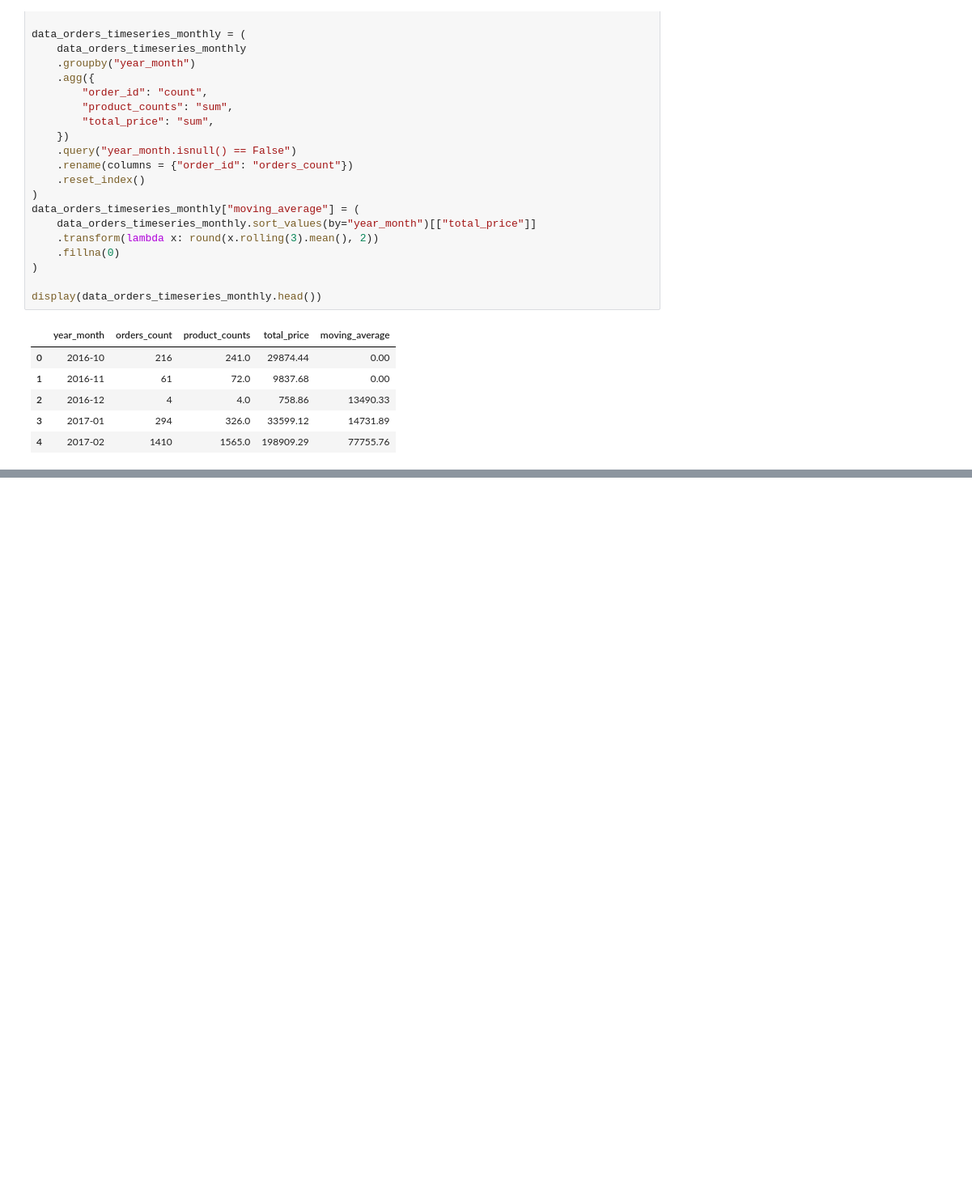
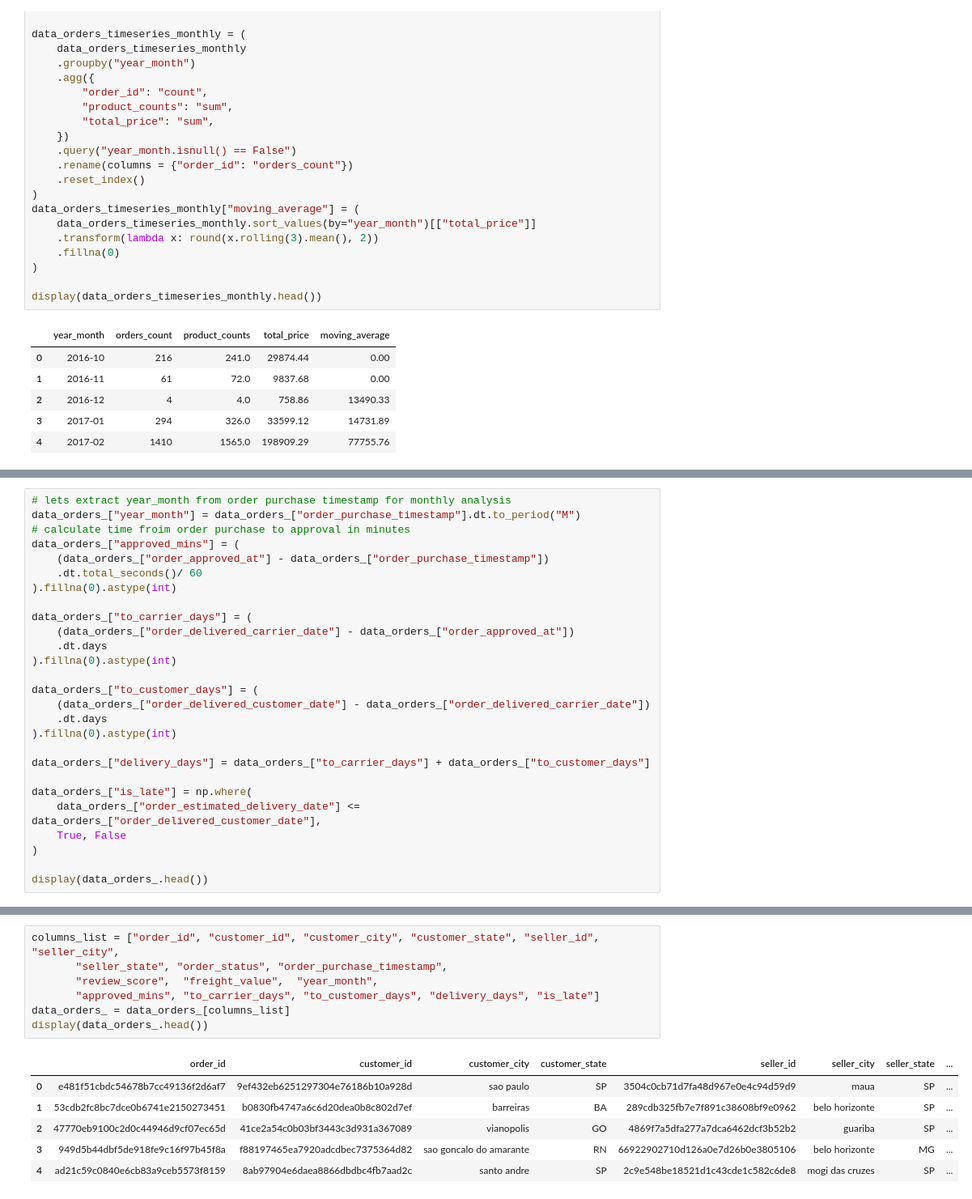
Before and after one commit to Cyrusz55/E_Commerce_Customer_Behavior_Analysis, a Jupyter notebook: book1.ipynb, the cells around one changed output, grey strips where cells are left out. Shown: that part at 81% size. Cells and saved outputs as stored; diff of their text form; blank space fills up the shorter version.

Commit message:
Finishes the remaining analysis. The project is done. Next step is to go through each step inorder to grasp every concept

```diff
--- a/book1.ipynb
+++ b/book1.ipynb
@@ -1728,0 +1899,27 @@ fig.show(renderer = "iframe_connected")
+# %%
+# lets extract year_month from order purchase timestamp for monthly analysis
+data_orders_["year_month"] = data_orders_["order_purchase_timestamp"].dt.to_period("M")
+# calculate time froim order purchase to approval in minutes
+data_orders_["approved_mins"] = (
+    (data_orders_["order_approved_at"] - data_orders_["order_purchase_timestamp"])
+    .dt.total_seconds()/ 60
+).fillna(0).astype(int)
+
+data_orders_["to_carrier_days"] = (
+    (data_orders_["order_delivered_carrier_date"] - data_orders_["order_approved_at"])
+    .dt.days
+).fillna(0).astype(int)
+
+data_orders_["to_customer_days"] = (
+    (data_orders_["order_delivered_customer_date"] - data_orders_["order_delivered_carrier_date"])
+    .dt.days
+).fillna(0).astype(int)
+
+data_orders_["delivery_days"] = data_orders_["to_carrier_days"] + data_orders_["to_customer_days"]
+
+data_orders_["is_late"] = np.where(
+    data_orders_["order_estimated_delivery_date"] <= data_orders_["order_delivered_customer_date"],
+    True, False
+)
+
+display(data_orders_.head())
@@ -1728,0 +1933,14 @@ fig.show(renderer = "iframe_connected")
+# %%
+columns_list = ["order_id", "customer_id", "customer_city", "customer_state", "seller_id", "seller_city",
+       "seller_state", "order_status", "order_purchase_timestamp",
+       "review_score",  "freight_value",  "year_month",
+       "approved_mins", "to_carrier_days", "to_customer_days", "delivery_days", "is_late"]
+data_orders_ = data_orders_[columns_list]
+display(data_orders_.head())
+# %% [output]
+|  | order_id | customer_id | customer_city | customer_state | seller_id | seller_city | seller_state | ... |
+| 0 | e481f51cbdc54678b7cc49136f2d6af7 | 9ef432eb6251297304e76186b10a928d | sao paulo | SP | 3504c0cb71d7fa48d967e0e4c94d59d9 | maua | SP | ... |
+| 1 | 53cdb2fc8bc7dce0b6741e2150273451 | b0830fb4747a6c6d20dea0b8c802d7ef | barreiras | BA | 289cdb325fb7e7f891c38608bf9e0962 | belo horizonte | SP | ... |
+| 2 | 47770eb9100c2d0c44946d9cf07ec65d | 41ce2a54c0b03bf3443c3d931a367089 | vianopolis | GO | 4869f7a5dfa277a7dca6462dcf3b52b2 | guariba | SP | ... |
+| 3 | 949d5b44dbf5de918fe9c16f97b45f8a | f88197465ea7920adcdbec7375364d82 | sao goncalo do amarante | RN | 66922902710d126a0e7d26b0e3805106 | belo horizonte | MG | ... |
+| 4 | ad21c59c0840e6cb83a9ceb5573f8159 | 8ab97904e6daea8866dbdbc4fb7aad2c | santo andre | SP | 2c9e548be18521d1c43cde1c582c6de8 | mogi das cruzes | SP | ... |
```
Also changed, not shown: parts of 22 cells of this notebook, 16 other files.
